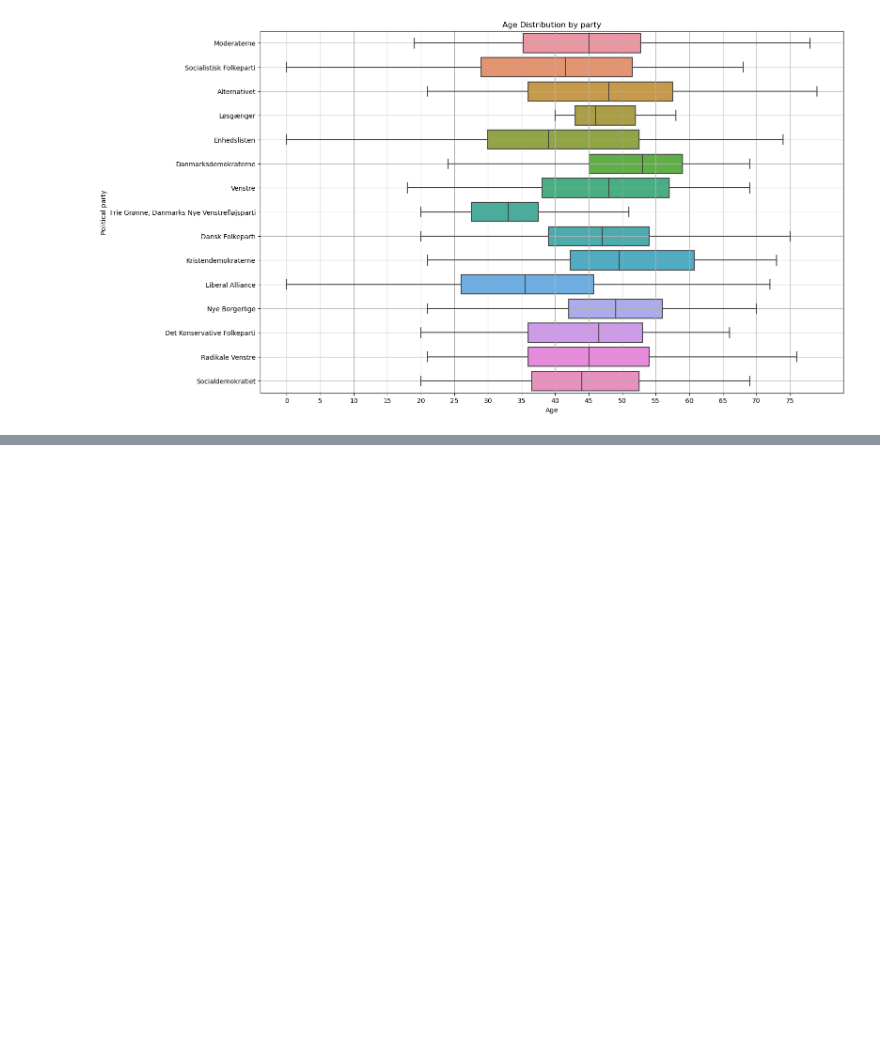
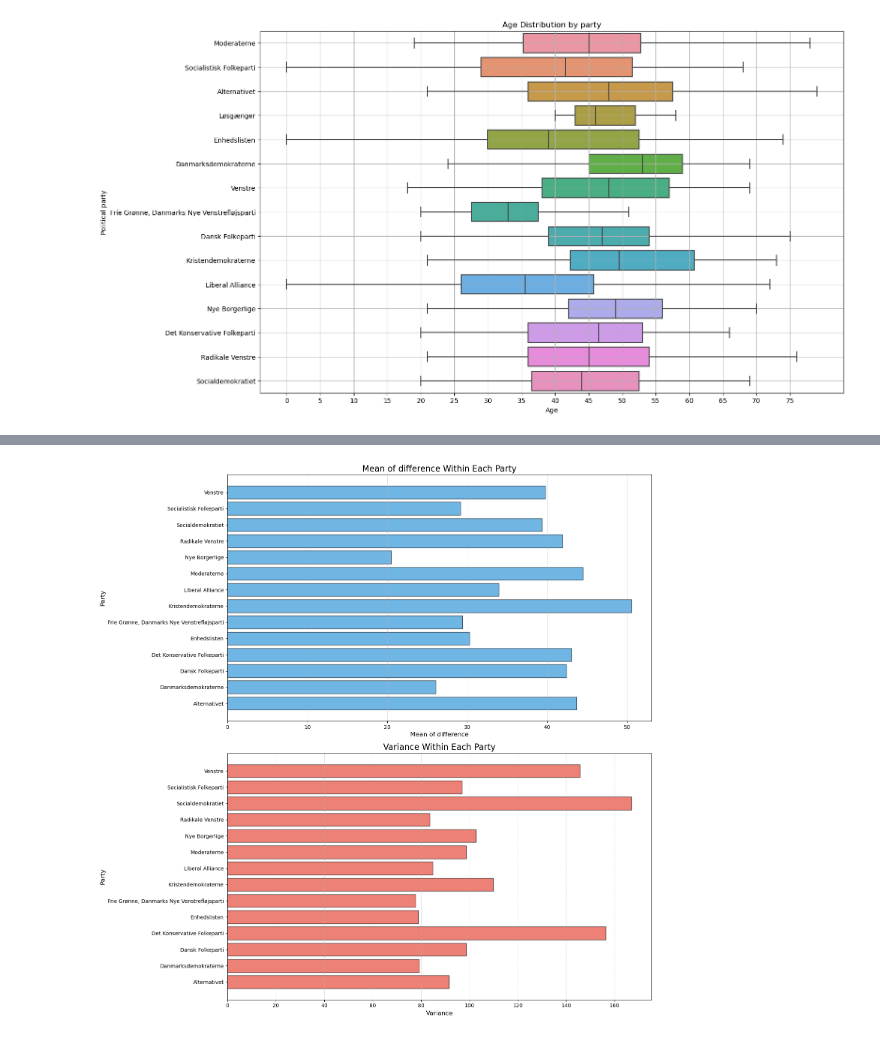
Before and after one commit to maksio420/ML, a Jupyter notebook: 2-candidates/Candidate Test 2022 I - Kamil.ipynb, the cells around one changed output, grey strips where cells are left out. Cells and saved outputs as stored; diff of their text form; code cells hidden in the pictures; blank space fills up the shorter version.

Commit message:
first three dots

```diff
--- a/2-candidates/Candidate Test 2022 I - Kamil.ipynb
+++ b/2-candidates/Candidate Test 2022 I - Kamil.ipynb
@@ -78,0 +152,8 @@ plt.grid(True)
+# %%
+diff_drop_without_party = differences_df[~((differences_df['parti1'] == 'Løsgænger') | (differences_df['parti2'] == 'Løsgænger'))]
+diff_no_id = diff_drop_without_party.drop(['id1', 'id2'], axis=1)
+display(diff_no_id.sort_values(by='totalDifference', ascending=False).head(20))
+# Interparty differences in desceding order, only first 20.
+# As expected the Far-left Enhedslisten and the Far-right Det Konservative Folkeparti
+# have the highest difference in their answers.
+# One can also observe that Sarah Norris from Enhedslisten is the most conservative candidate on the left.
@@ -78,0 +225,7 @@ plt.grid(True)
+# %%
+# Now let's try to see what are the parties with the highest internal disagreements
+diff_intra = diff_no_id[differences_df['parti1'] == differences_df['parti2']]
+display(diff_intra.sort_values(by='totalDifference', ascending=False).head(20))
+
+# From this table we can see that Det Konservative Folkeparti has the most considerable differences
+# within their own party, Kristendemokraterne have also a lof disagreements
@@ -78,0 +250,39 @@ plt.grid(True)
+# %%
+#Let's take a look at the mean and variance of difference within one party.
+party_stats = diff_intra.groupby('parti1')['totalDifference'].agg(['mean', 'var'])
+
+# Create two subplots
+fig, (ax1, ax2) = plt.subplots(2, 1, figsize=(15, 15))
+
+# Plot mean differences horizontally with customized aesthetics
+ax1.barh(party_stats.index, party_stats['mean'], color='#3498db', alpha=0.7, edgecolor='black')
+ax1.set_xlabel('Mean of difference', fontsize=12)
+ax1.set_ylabel('Party', fontsize=12)
+ax1.set_title('Mean of difference Within Each Party', fontsize=16)
+ax1.tick_params(axis='both', which='major', labelsize=10)
+ax1.grid(axis='x', linestyle='--', alpha=0.5)
+
+# Plot variance horizontally with customized aesthetics
+ax2.barh(party_stats.index, party_stats['var'], color='#e74c3c', alpha=0.7, edgecolor='black')
+ax2.set_xlabel('Variance', fontsize=12)
+ax2.set_ylabel('Party', fontsize=12)
+ax2.set_title('Variance Within Each Party', fontsize=16)
+ax2.tick_params(axis='both', which='major', labelsize=10)
+ax2.grid(axis='x', linestyle='--', alpha=0.5)
+
+# Adjust layout
+plt.tight_layout()
+
+# Show plots
+plt.show()
+
+# Kristendemokraterne is the party with the highest mean of difference
+# and Nye Borgerlige has the smallest mean
+# When it comes to variance, Socialdemocratiet is 'winning'
+# with Konservative and Venstre on the second and third place
+# The first and third parties could have such a high variance
+# as those are the parties with highest number of representatives in the parliament,
+# I don't have a suggestion when it comes to a small right wing party on the second place.
+# Maybe they just like to argue :D.
+# %% [output]
+[figure, added]
```
Also changed, not shown: parts of 7 cells of this notebook.
